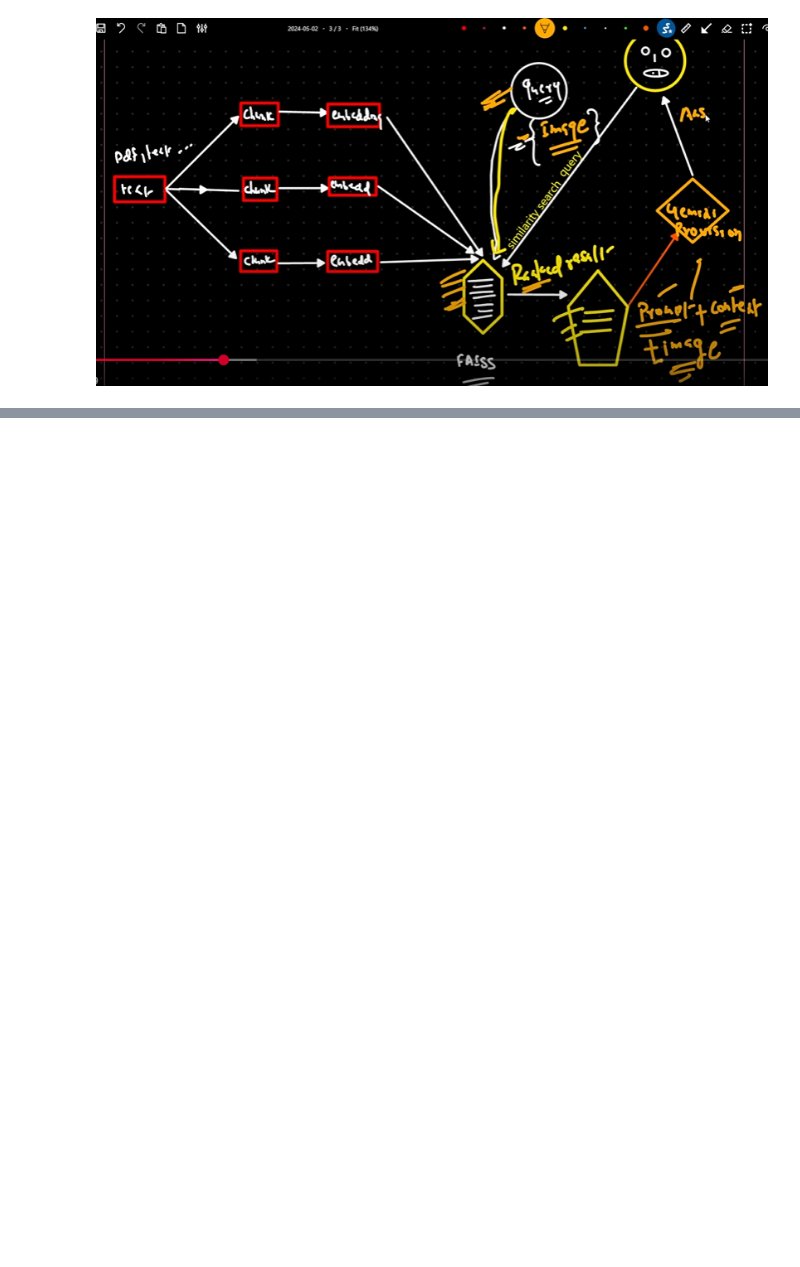
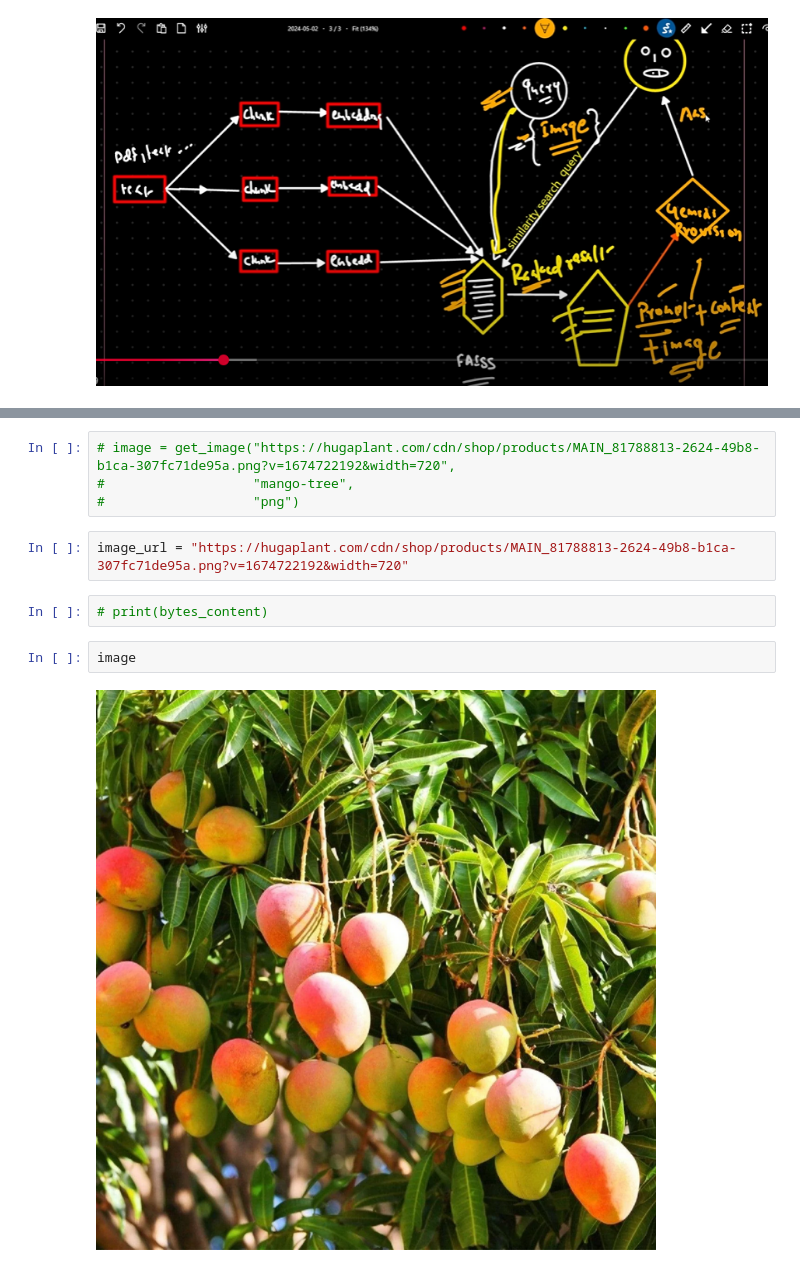
Before and after one commit to SAMANTA1401/multimodal_rag, a Jupyter notebook: gemini.ipynb, the cells around one changed output, grey strips where cells are left out. Cells and saved outputs as stored; diff of their text form; blank space fills up the shorter version.

```diff
--- a/gemini.ipynb
+++ b/gemini.ipynb
@@ -3,0 +93,12 @@
+# %%
+# image = get_image("https://hugaplant.com/cdn/shop/products/MAIN_81788813-2624-49b8-b1ca-307fc71de95a.png?v=1674722192&width=720",
+#                   "mango-tree",
+#                   "png")
+# %%
+image_url = "https://hugaplant.com/cdn/shop/products/MAIN_81788813-2624-49b8-b1ca-307fc71de95a.png?v=1674722192&width=720"
+# %%
+# print(bytes_content)
+# %%
+image
+# %% [output]
+[figure, added]
```
Also changed, not shown: parts of 64 cells of this notebook, 1 other file.
